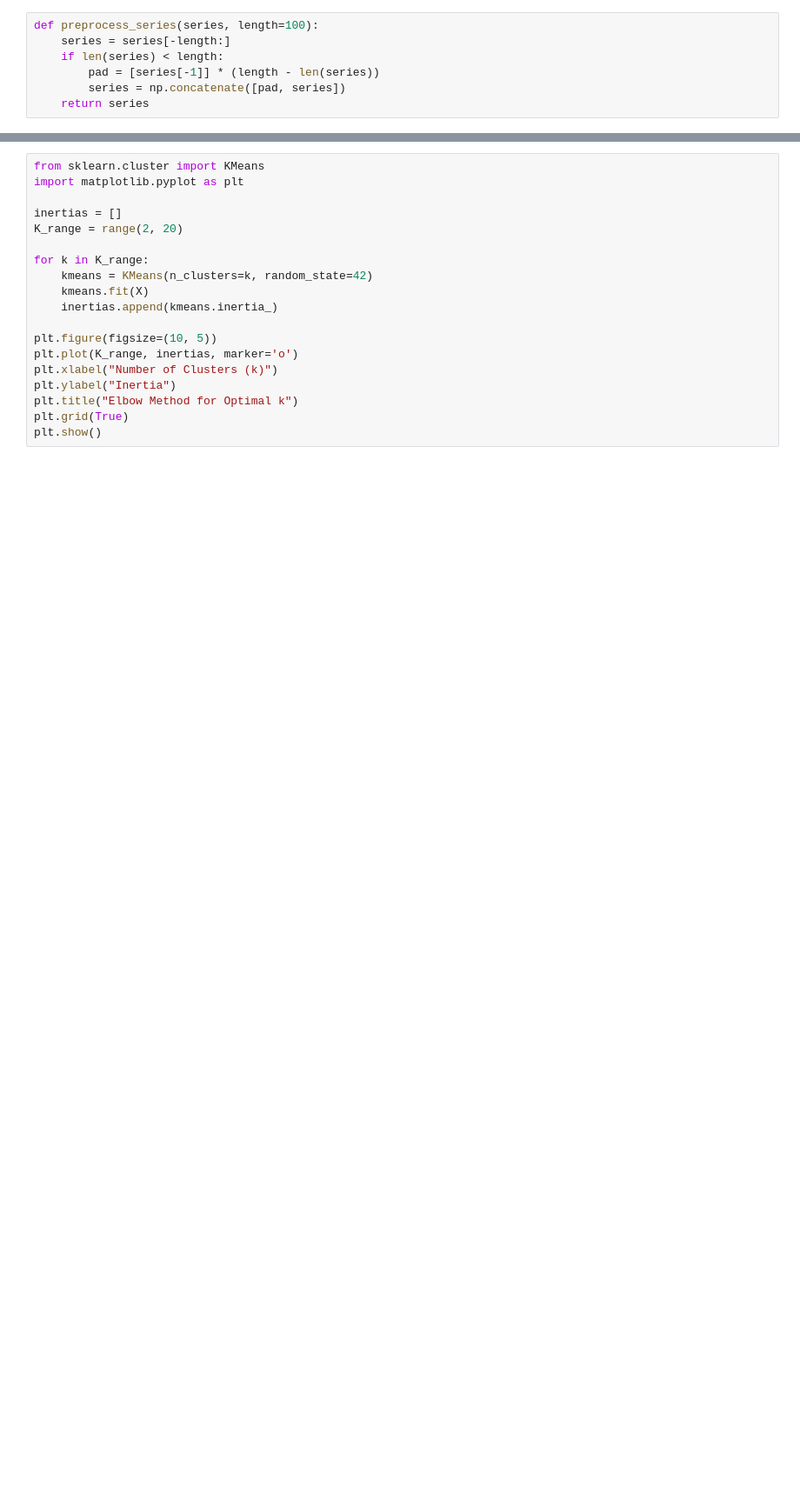
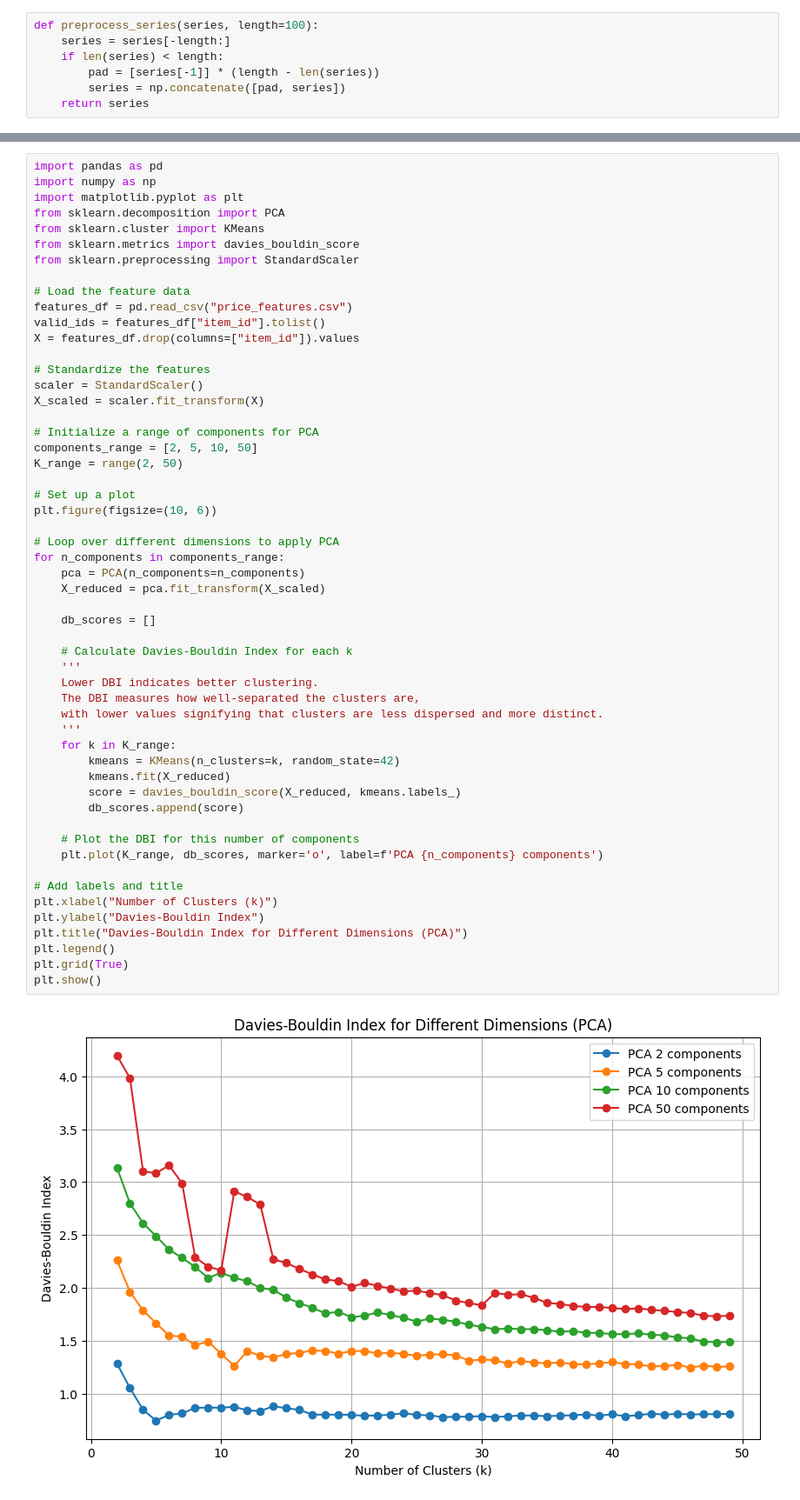
Before and after one commit to RuneScape-Market-Analyzer/RuneScape-Market-Analyzer, a Jupyter notebook: backend/machine-learning/RuneScapeMarketProfitPredictor.ipynb, the cells around one changed output, grey strips where cells are left out. Shown at 87% size. Drawn from its saved outputs; the diff is of its cells as text; blank space fills up the shorter version.

```diff
--- a/backend/machine-learning/RuneScapeMarketProfitPredictor.ipynb
+++ b/backend/machine-learning/RuneScapeMarketProfitPredictor.ipynb
@@ -133,19 +120,56 @@ cluster_map.to_csv("item_cluster_map.csv", index=False)
-# %%
-from sklearn.cluster import KMeans
-import matplotlib.pyplot as plt
-
-inertias = []
-K_range = range(2, 20)
-
-for k in K_range:
-    kmeans = KMeans(n_clusters=k, random_state=42)
-    kmeans.fit(X)
-    inertias.append(kmeans.inertia_)
-
-plt.figure(figsize=(10, 5))
-plt.plot(K_range, inertias, marker='o')
-plt.xlabel("Number of Clusters (k)")
-plt.ylabel("Inertia")
-plt.title("Elbow Method for Optimal k")
-plt.grid(True)
-plt.show()
+# %%
+import pandas as pd
+import numpy as np
+import matplotlib.pyplot as plt
+from sklearn.decomposition import PCA
+from sklearn.cluster import KMeans
+from sklearn.metrics import davies_bouldin_score
+from sklearn.preprocessing import StandardScaler
+
+# Load the feature data
+features_df = pd.read_csv("price_features.csv")
+valid_ids = features_df["item_id"].tolist()
+X = features_df.drop(columns=["item_id"]).values
+
+# Standardize the features
+scaler = StandardScaler()
+X_scaled = scaler.fit_transform(X)
+
+# Initialize a range of components for PCA
+components_range = [2, 5, 10, 50]
+K_range = range(2, 50)
+
+# Set up a plot
+plt.figure(figsize=(10, 6))
+
+# Loop over different dimensions to apply PCA
+for n_components in components_range:
+    pca = PCA(n_components=n_components)
+    X_reduced = pca.fit_transform(X_scaled)
+
+    db_scores = []
+
+    # Calculate Davies-Bouldin Index for each k
+    '''
+    Lower DBI indicates better clustering.
+    The DBI measures how well-separated the clusters are,
+    with lower values signifying that clusters are less dispersed and more distinct.
+    '''
+    for k in K_range:
+        kmeans = KMeans(n_clusters=k, random_state=42)
+        kmeans.fit(X_reduced)
+        score = davies_bouldin_score(X_reduced, kmeans.labels_)
+        db_scores.append(score)
+
+    # Plot the DBI for this number of components
+    plt.plot(K_range, db_scores, marker='o', label=f'PCA {n_components} components')
+
+# Add labels and title
+plt.xlabel("Number of Clusters (k)")
+plt.ylabel("Davies-Bouldin Index")
+plt.title("Davies-Bouldin Index for Different Dimensions (PCA)")
+plt.legend()
+plt.grid(True)
+plt.show()
+# %% [output]
+[figure, added]
```
Also changed, not shown: parts of 14 cells of this notebook, 20 other files.
